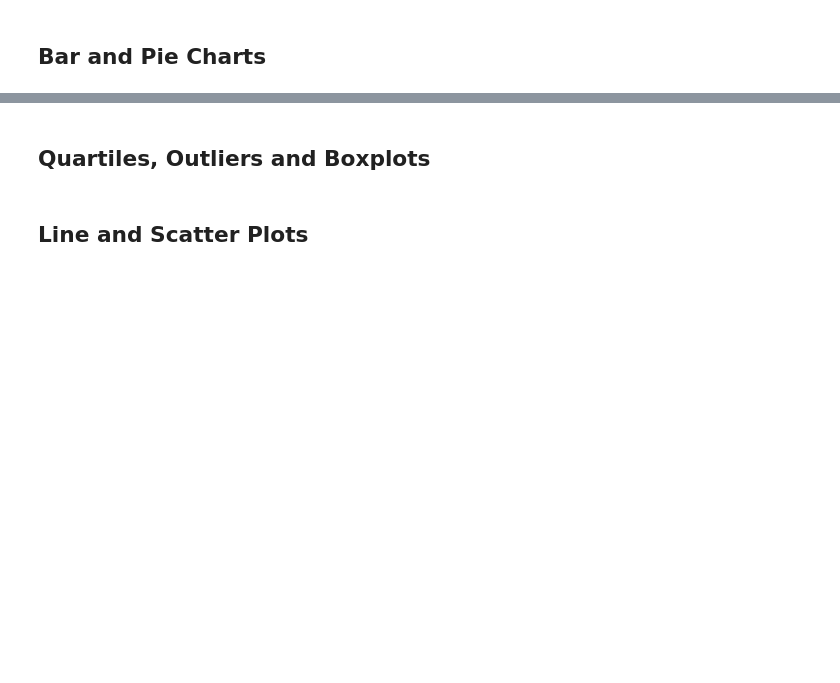
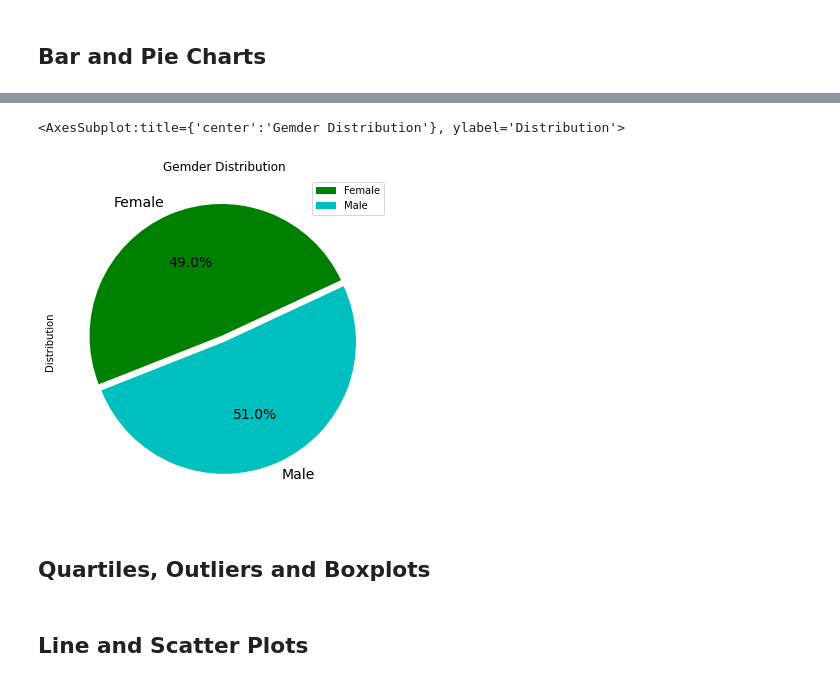
Before and after one commit to ipavlunin/Matplotlib-Challenge-Updated, a Jupyter notebook: Pymaceuticals/pymaceuticals_starter.ipynb, the cells around one changed output, grey strips where cells are left out. Drawn from its saved outputs; the diff is of its cells as text; code cells hidden in the pictures; blank space fills up the shorter version.

```diff
--- a/Pymaceuticals/pymaceuticals_starter.ipynb
+++ b/Pymaceuticals/pymaceuticals_starter.ipynb
@@ -146,3 +205,13 @@ stat_sum_df1
+# %%
+# Generate a pie plot showing the distribution of female versus male mice using pyplot
+gender_df
+plt.figure(figsize=(13,13))
+ax1 = plt.subplot(121, aspect='equal')
+gender_df.plot(kind='pie', y = 'Distribution', ax=ax1, autopct='%1.1f%%',
+ startangle=25, shadow=False, labels=gender_df['Sex'], explode=(0.05,0), colors = 'gc', legend = True, fontsize=14, title='Gemder Distribution')
+# %% [output]
+<AxesSubplot:title={'center':'Gemder Distribution'}, ylabel='Distribution'>
+[figure, added]
 # %% [markdown]
 ## Quartiles, Outliers and Boxplots
 # %%
```
Also changed, not shown: parts of 9 cells of this notebook.
